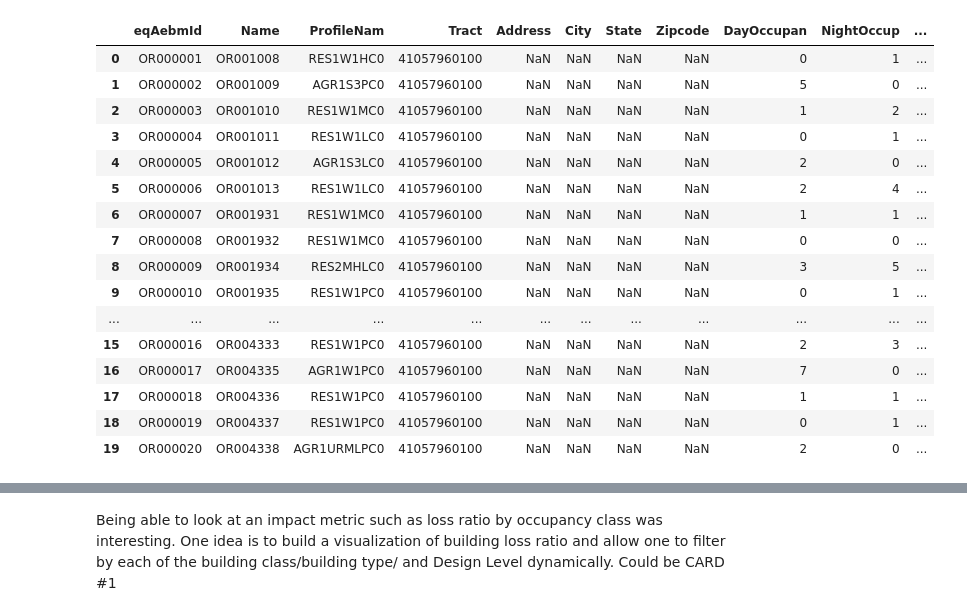
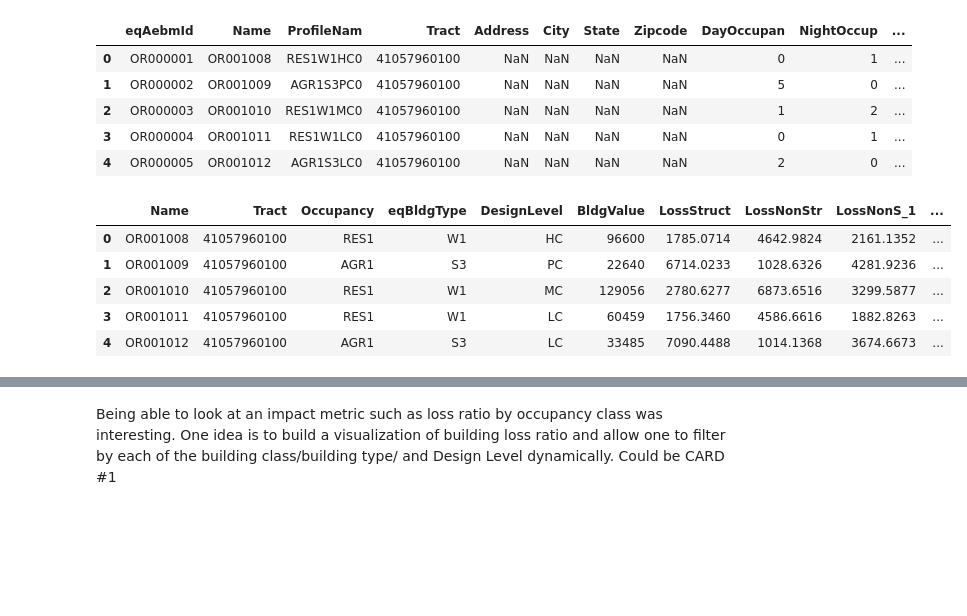
Before and after one commit to hackoregon/2019-disaster-resilience-data-science, a Jupyter notebook: notebooks/hazus_aebm_output.ipynb, the cells around one changed output, grey strips where cells are left out. Drawn from its saved outputs; the diff is of its cells as text; code cells hidden in the pictures; blank space fills up the shorter version.

```diff
--- a/notebooks/hazus_aebm_output.ipynb
+++ b/notebooks/hazus_aebm_output.ipynb
@@ -21,3 +48,6 @@ aebm_cascadia = pd.read_excel('../data/raw/HazusAEBM_CascadiaResults.xlsx')
+# %%
+#grab needed columns
+building_columns = extra_data[['Name', 'Occupancy', 'eqBldgType', 'DesignLevel']]
 # %%
 aebm_cascadia.info()
 # %% [output]
@@ -50,24 +71,47 @@ aebm_cascadia.head()
+# %%
+aebm_cascadia = aebm_cascadia.merge(building_columns, on='Name', how='left')
+aebm_cascadia.head()
+# %% [output]
+|  | eqAebmId | Name | ProfileNam | Tract | Address | City | State | Zipcode | DayOccupan | NightOccup | ... |
+| 0 | OR000001 | OR001008 | RES1W1HC0 | 41057960100 | NaN | NaN | NaN | NaN | 0 | 1 | ... |
+| 1 | OR000002 | OR001009 | AGR1S3PC0 | 41057960100 | NaN | NaN | NaN | NaN | 5 | 0 | ... |
+| 2 | OR000003 | OR001010 | RES1W1MC0 | 41057960100 | NaN | NaN | NaN | NaN | 1 | 2 | ... |
+| 3 | OR000004 | OR001011 | RES1W1LC0 | 41057960100 | NaN | NaN | NaN | NaN | 0 | 1 | ... |
+| 4 | OR000005 | OR001012 | AGR1S3LC0 | 41057960100 | NaN | NaN | NaN | NaN | 2 | 0 | ... |
+# %%
+keep_columns = ['Name',
+                'Tract',
+                'Occupancy',
+                'eqBldgType',
+                'DesignLevel',
+                'BldgValue',
+                'LossStruct',
+                'LossNonStr',
+                'LossNonS_1',
+                'LossConten',
+                'ContentVal',
+                'CasDayLvl1',
+                'CasDayLvl2',
+                'CasDayLvl3',
+                'CasDayLvl4',
+                'CasNight_1',
+                'CasNight_2',
+                'CasNight_3',
+                'CasNightLv',
+                'geometry'
+               ]
 # %%
 # convert from df to geodataframe
 aebm_cascadia_gdf = gpd.GeoDataFrame(
     aebm_cascadia, geometry=gpd.points_from_xy(aebm_cascadia.Longitude, aebm_cascadia.Latitude))
+# %%
+aebm_cascadia_gdf = aebm_cascadia_gdf[keep_columns]
 # %%
-aebm_cascadia_gdf.head(20)
+aebm_cascadia_gdf.head(5)
 # %% [output]
-|  | eqAebmId | Name | ProfileNam | Tract | Address | City | State | Zipcode | DayOccupan | NightOccup | ... |
-| 0 | OR000001 | OR001008 | RES1W1HC0 | 41057960100 | NaN | NaN | NaN | NaN | 0 | 1 | ... |
-| 1 | OR000002 | OR001009 | AGR1S3PC0 | 41057960100 | NaN | NaN | NaN | NaN | 5 | 0 | ... |
-| 2 | OR000003 | OR001010 | RES1W1MC0 | 41057960100 | NaN | NaN | NaN | NaN | 1 | 2 | ... |
-| 3 | OR000004 | OR001011 | RES1W1LC0 | 41057960100 | NaN | NaN | NaN | NaN | 0 | 1 | ... |
-| 4 | OR000005 | OR001012 | AGR1S3LC0 | 41057960100 | NaN | NaN | NaN | NaN | 2 | 0 | ... |
-| 5 | OR000006 | OR001013 | RES1W1LC0 | 41057960100 | NaN | NaN | NaN | NaN | 2 | 4 | ... |
-| 6 | OR000007 | OR001931 | RES1W1MC0 | 41057960100 | NaN | NaN | NaN | NaN | 1 | 1 | ... |
-| 7 | OR000008 | OR001932 | RES1W1MC0 | 41057960100 | NaN | NaN | NaN | NaN | 0 | 0 | ... |
-| 8 | OR000009 | OR001934 | RES2MHLC0 | 41057960100 | NaN | NaN | NaN | NaN | 3 | 5 | ... |
-| 9 | OR000010 | OR001935 | RES1W1PC0 | 41057960100 | NaN | NaN | NaN | NaN | 0 | 1 | ... |
-| ... | ... | ... | ... | ... | ... | ... | ... | ... | ... | ... | ... |
-| 15 | OR000016 | OR004333 | RES1W1PC0 | 41057960100 | NaN | NaN | NaN | NaN | 2 | 3 | ... |
-| 16 | OR000017 | OR004335 | AGR1W1PC0 | 41057960100 | NaN | NaN | NaN | NaN | 7 | 0 | ... |
-| 17 | OR000018 | OR004336 | RES1W1PC0 | 41057960100 | NaN | NaN | NaN | NaN | 1 | 1 | ... |
-| 18 | OR000019 | OR004337 | RES1W1PC0 | 41057960100 | NaN | NaN | NaN | NaN | 0 | 1 | ... |
-| 19 | OR000020 | OR004338 | AGR1URMLPC0 | 41057960100 | NaN | NaN | NaN | NaN | 2 | 0 | ... |
+|  | Name | Tract | Occupancy | eqBldgType | DesignLevel | BldgValue | LossStruct | LossNonStr | LossNonS_1 | ... |
+| 0 | OR001008 | 41057960100 | RES1 | W1 | HC | 96600 | 1785.0714 | 4642.9824 | 2161.1352 | ... |
+| 1 | OR001009 | 41057960100 | AGR1 | S3 | PC | 22640 | 6714.0233 | 1028.6326 | 4281.9236 | ... |
+| 2 | OR001010 | 41057960100 | RES1 | W1 | MC | 129056 | 2780.6277 | 6873.6516 | 3299.5877 | ... |
+| 3 | OR001011 | 41057960100 | RES1 | W1 | LC | 60459 | 1756.3460 | 4586.6616 | 1882.8263 | ... |
+| 4 | OR001012 | 41057960100 | AGR1 | S3 | LC | 33485 | 7090.4488 | 1014.1368 | 3674.6673 | ... |
```
Also changed, not shown: parts of 24 cells of this notebook, 3 other files.
